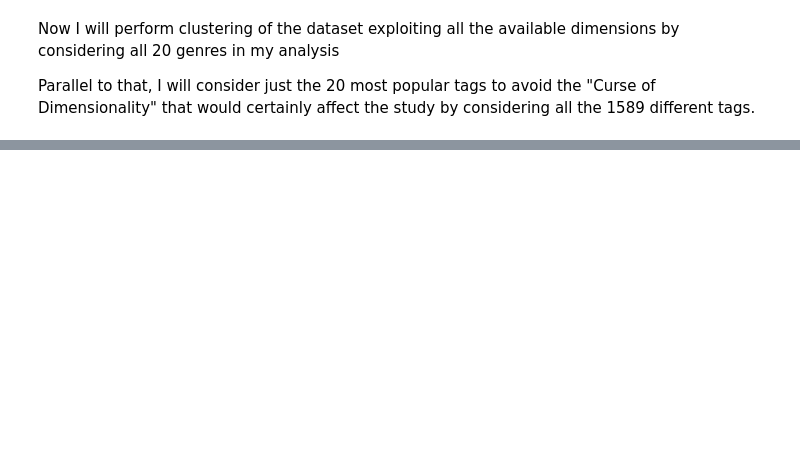
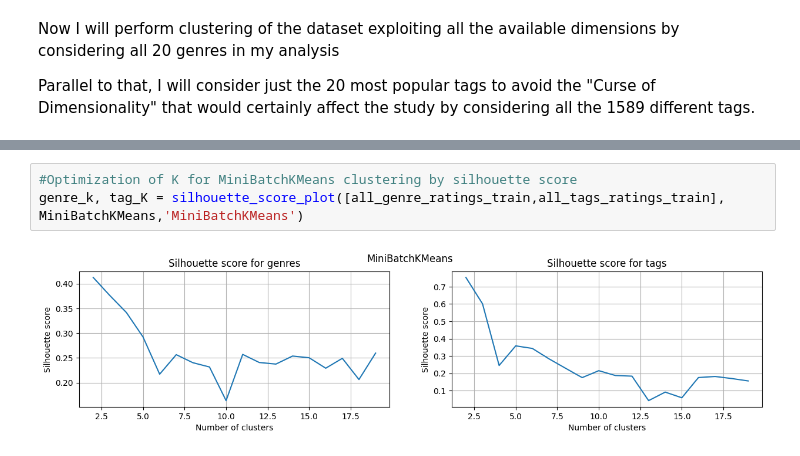
Before and after one commit to nicolotocalli/NAML-Project-2024, a Jupyter notebook: NAML_Project_2024.ipynb, the cells around one changed output, grey strips where cells are left out. Drawn from its saved outputs; the diff is of its cells as text; blank space fills up the shorter version.

```diff
--- a/NAML_Project_2024.ipynb
+++ b/NAML_Project_2024.ipynb
@@ -802,0 +829,5 @@ all_genre_ratings.head()
+# %%
+#Optimization of K for MiniBatchKMeans clustering by silhouette score
+genre_k, tag_K = silhouette_score_plot([all_genre_ratings_train,all_tags_ratings_train], MiniBatchKMeans,'MiniBatchKMeans')
+# %% [output]
+[figure, added]
```
Also changed, not shown: parts of 32 cells of this notebook.
